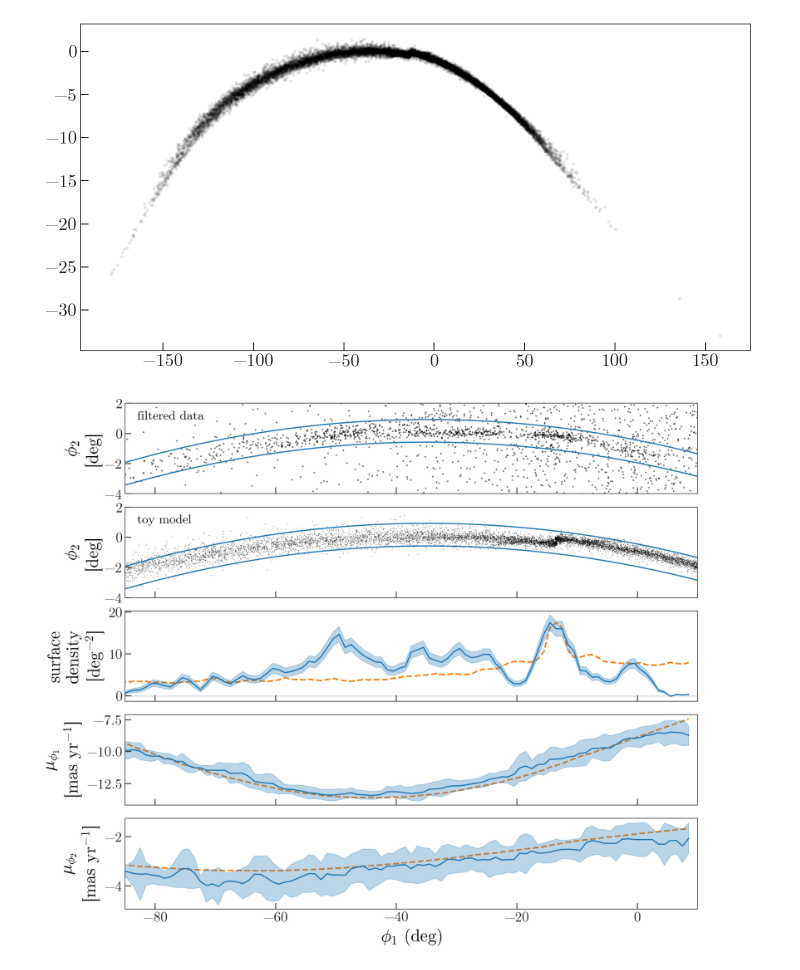
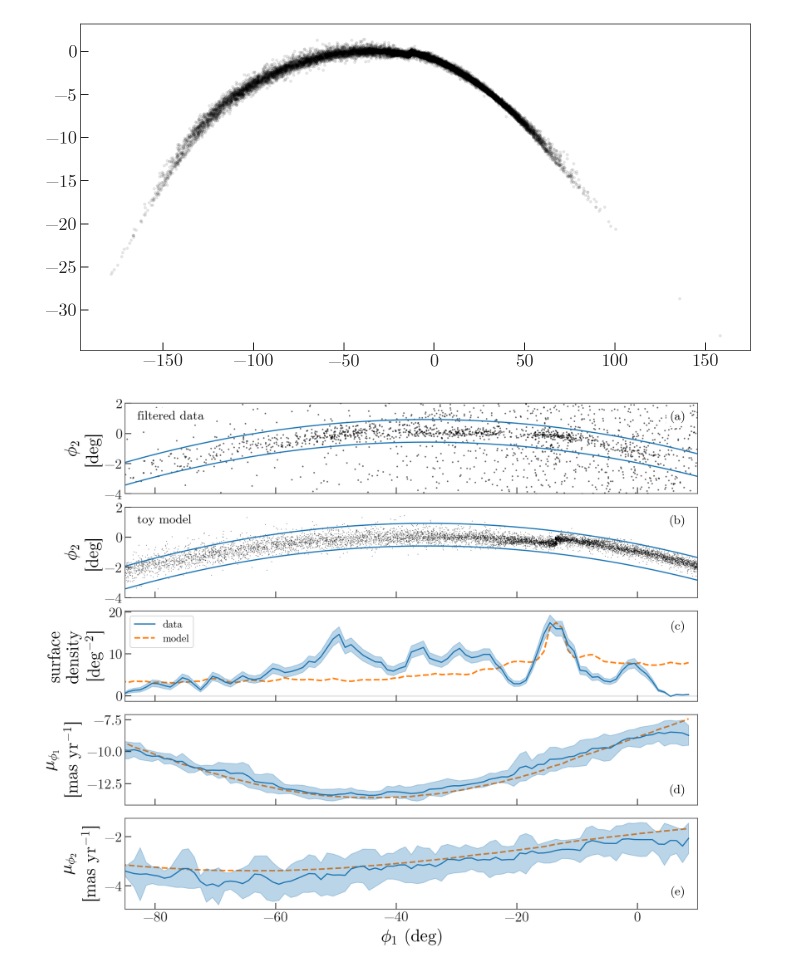
Before and after one commit to adrn/GD1-DR2, a Jupyter notebook: notebooks/GD1_track_model_figure.ipynb, the cells around one changed output. Cells and saved outputs as stored; diff of their text form; code cells hidden in the pictures.

```diff
--- a/notebooks/GD1_track_model_figure.ipynb
+++ b/notebooks/GD1_track_model_figure.ipynb
@@ -394,6 +400,9 @@ ax.text(-83, 1.5, 'filtered data', ha='left', va='top',
         bbox=dict(facecolor='w', alpha=1), fontsize=16)
 ax.set_ylabel('$\phi_2$\n[deg]')
 ax.set_ylim(-4, 2)
+
+ax.text(8, 1.5, '(a)', ha='right', va='top',
+        bbox=dict(facecolor='w', alpha=1), fontsize=16)
 
 # phi2 track:
 # ax = axes[1]
@@ -416,41 +425,57 @@ ax.plot(phi1_, phi2_+delta_phi2, '-', color='tab:blue')
 ax.plot(phi1_, phi2_-delta_phi2, '-', color='tab:blue')
 ax.text(-83, 1.5, 'toy model', ha='left', va='top',
         bbox=dict(facecolor='w', alpha=1), fontsize=16)
+
+ax.text(8, 1.5, '(b)', ha='right', va='top',
+        bbox=dict(facecolor='w', alpha=1), fontsize=16)
+
 ax.set_ylabel('$\phi_2$\n[deg]')
 ax.set_ylim(-4, 2)
 
 ax = axes[2]
-ax.plot(bins_phi1, density, '-')
+ax.plot(bins_phi1, density, '-', label='data')
 ax.fill_between(bins_phi1, density*(1-1/np.sqrt(n)), density*(1+1/np.sqrt(n)),
                 color='tab:blue', alpha=0.3)
 ax.axhline(0, zorder=-10, alpha=0.2)
 
-ax.plot(bins_phi1, model_density, '--', color='tab:orange', zorder=-10, lw=2)
+ax.plot(bins_phi1, model_density, '--',
+        color='tab:orange', zorder=-10, lw=2, label='model')
+ax.legend(loc='upper left', fontsize=13)
 
 ax.set_ylabel('surface\ndensity\n[deg$^{-2}$]')
+
+ax.text(8, 18, '(c)', ha='right', va='top',
+        bbox=dict(facecolor='w', alpha=1), fontsize=16)
 
 ax = axes[3]
 ax.plot(bins_phi1, rmed_pmphi1, '-')
 ax.fill_between(bins_phi1, rmed_pmphi1-rmed_pmphi1_err, rmed_pmphi1+rmed_pmphi1_err,
                 color='tab:blue', alpha=0.3)
 
-ax.plot(bins_phi1, model_rmed_pmphi1, '--', color='tab:orange', zorder=-10, lw=2)
+ax.plot(bins_phi1, model_rmed_pmphi1, '--',
+        color='tab:orange', zorder=-10, lw=2)
 
 ax.set_ylabel('$\mu_{\phi_1}$\n[mas yr$^{-1}$]')
+
+ax.text(8, -13.5, '(d)', ha='right', va='bottom',
+        bbox=dict(facecolor='w', alpha=1), fontsize=16)
 
 ax = axes[4]
 ax.plot(bins_phi1, rmed_pmphi2, '-')
 ax.fill_between(bins_phi1, rmed_pmphi2-rmed_pmphi2_err, rmed_pmphi2+rmed_pmphi2_err,
                 color='tab:blue', alpha=0.3)
 
 ax.plot(bins_phi1, model_rmed_pmphi2, '--', color='tab:orange', zorder=-10, lw=2)
 
 ax.set_xlabel('$\phi_1$ (deg)')
 ax.set_ylabel('$\mu_{\phi_2}$\n[mas yr$^{-1}$]')
 
+ax.text(8, -4.5, '(e)', ha='right', va='bottom',
+        bbox=dict(facecolor='w', alpha=1), fontsize=16)
+
 axes[0].set_xlim(-85, 10)
 
 fig.tight_layout()
 fig.savefig('../paper/track_observables.pdf')
 # %% [output]
-[figure, old version]
+[figure, new version]
```
Also changed, not shown: parts of 7 cells of this notebook.
